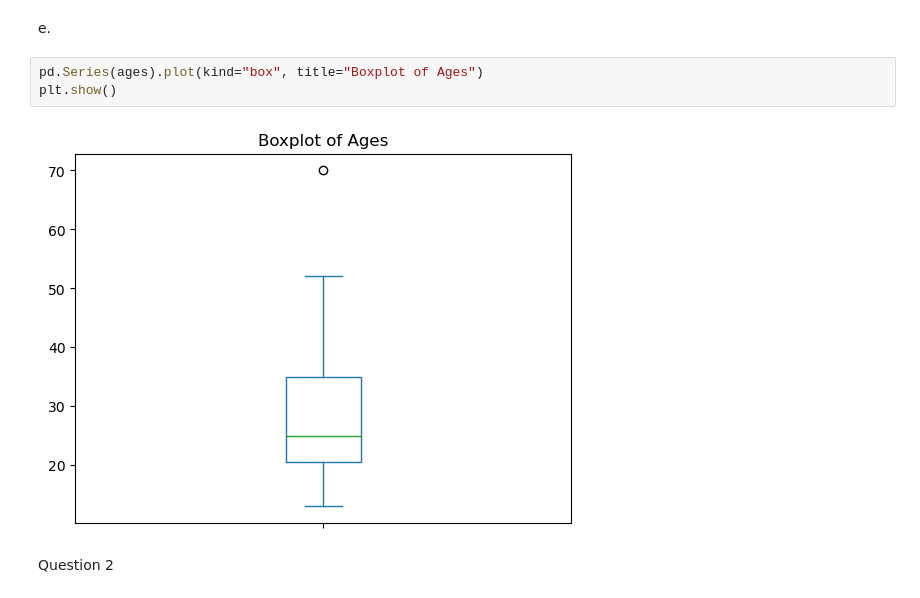
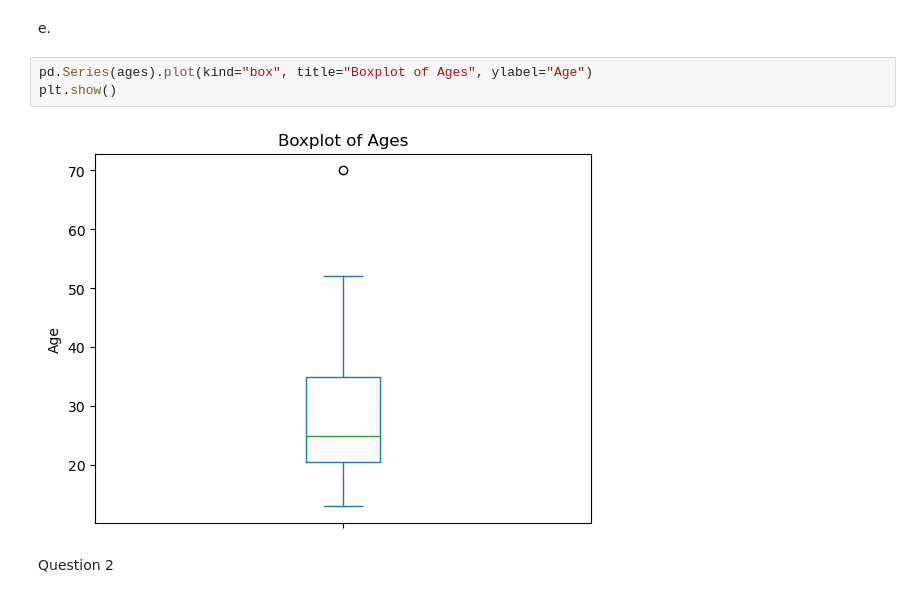
Before and after one commit to katesnow1/code_2600, a Jupyter notebook: homework1.ipynb, the cells around one changed output. Drawn from its saved outputs; the diff is of its cells as text.

```diff
--- a/homework1.ipynb
+++ b/homework1.ipynb
@@ -52,10 +55,10 @@ The minimum is 13, the first quartile is 20, the median is 25, the third quartil
 # %% [markdown]
 e.
 # %%
-pd.Series(ages).plot(kind="box", title="Boxplot of Ages")
+pd.Series(ages).plot(kind="box", title="Boxplot of Ages", ylabel="Age")
 plt.show()
 # %% [output]
-[figure, old version]
+[figure, new version]
 # %% [markdown]
 Question 2
 # %%
```
Also changed, not shown: parts of 5 cells of this notebook.
